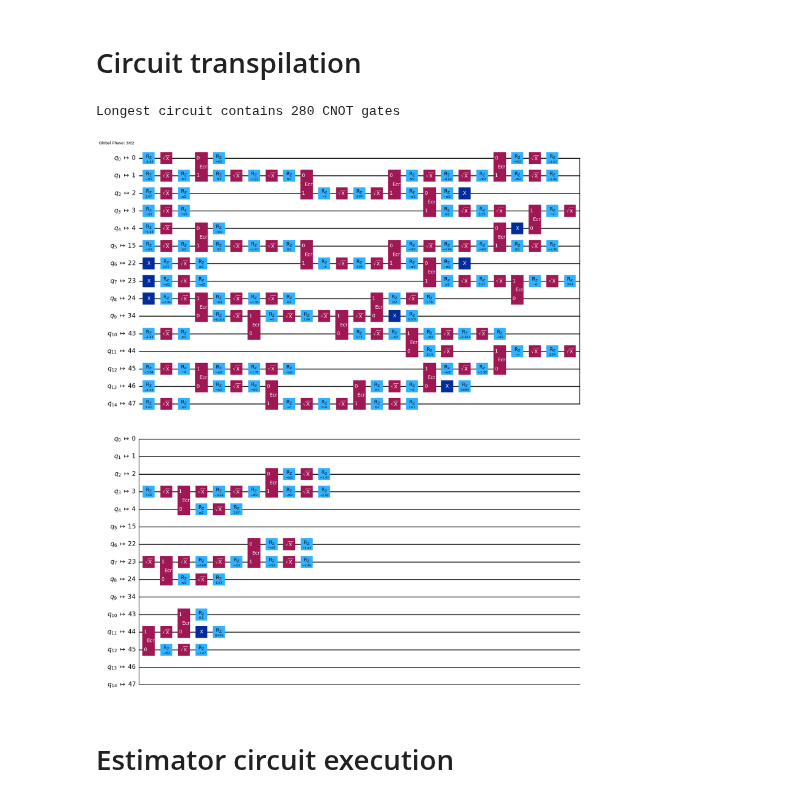
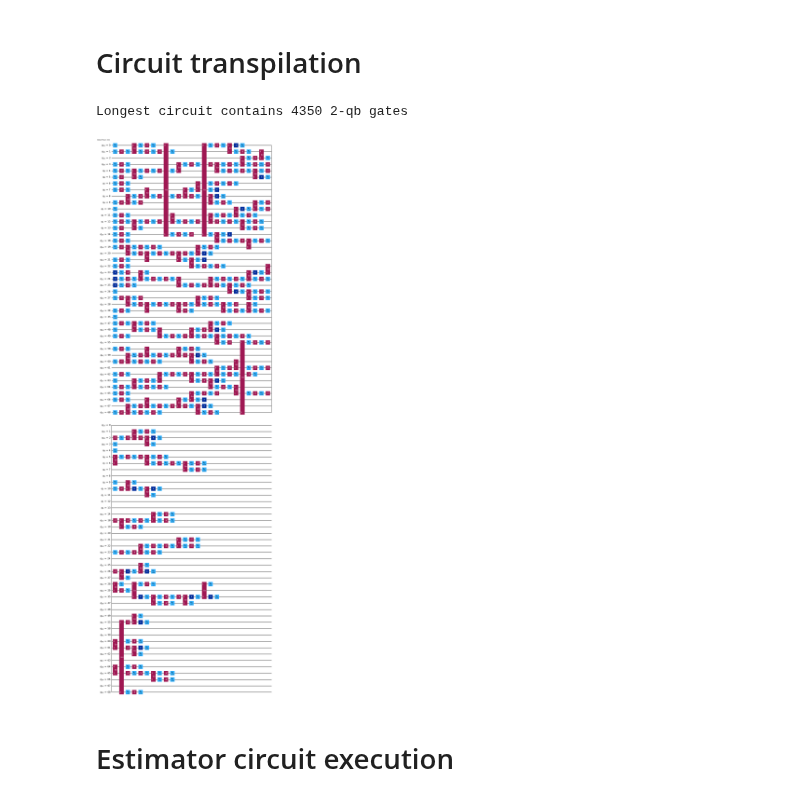
Before and after one commit to Fradm98/qs-qh, a Jupyter notebook: src/notebooks/Z2/z2_chain_hardware.ipynb, the cells around one changed output. Drawn from its saved outputs; the diff is of its cells as text; code cells hidden in the pictures.

```diff
--- a/src/notebooks/Z2/z2_chain_hardware.ipynb
+++ b/src/notebooks/Z2/z2_chain_hardware.ipynb
@@ -1,16 +1,16 @@
 # %% [markdown]
 # Simulation settings
 # %%
-L = 8
+L = 22
 J = 1
 h = 0.05
 lamb = 0.5
 
-particle_pair_left_position = 3
+particle_pair_left_position = 10
 particle_pair_length = 1
 
-final_time = 1
-layers = 10
+final_time = 5
+layers = 50
 measure_every_layers = 1
 # %% [markdown]
 # Device selection
@@ -19,7 +19,7 @@ from qiskit_ibm_runtime import QiskitRuntimeService
 from cobos.tokens import ibm_token, group_instance
 
 channel = "ibm_quantum"
-device = "ibm_brussels"
+device = "ibm_kyiv"
 
 service = QiskitRuntimeService(channel=channel, token=ibm_token, instance=group_instance)
 backend = service.backend(device)
@@ -28,21 +28,21 @@ backend = service.backend(device)
 # %%
 from z2chain.circs import physical_particle_pair_quench_simulation_circuits
 
 optimization_level = 2
 
 # qubits_inds = None
-qubits_inds = [0, 1, 2, 3, 4, 15, 22, 23, 24, 34,
-               43, 44, 45, 46, 47, 48, 49, 55, 68, 67,
-               66, 65, 64, 63, 62, 72, 81, 82, 83, 92,
-               102, 101, 100, 99, 98, 97, 96, 109, 114, 115,
-               116, 117, 118, 119, 120]
+qubits_inds = [13, 12, 11, 10, 9, 8, 7, 6, 5, 4,
+               3, 2, 1, 0, 14, 18, 19, 20, 21, 22,
+               23, 24, 25, 26, 27, 28, 29, 35, 47, 48,
+               49, 55, 68, 67, 66, 65, 64, 63, 62, 61,
+               60, 59, 58, 71, 77, 76]
 
 physical_circuits = physical_particle_pair_quench_simulation_circuits(L, J, h, lamb, particle_pair_left_position, particle_pair_length, final_time, layers, backend, optimization_level, qubits_inds, measure_every_layers=measure_every_layers)
-print(f"Longest circuit contains {physical_circuits[-1].num_nonlocal_gates()} CNOT gates")
+print(f"Longest circuit contains {physical_circuits[-1].num_nonlocal_gates()} 2-qb gates")
 physical_circuits[1].draw(output="mpl", idle_wires=False)
 # %% [output]
-Longest circuit contains 280 CNOT gates
+Longest circuit contains 4350 2-qb gates
-[figure, old version]
+[figure, new version]
 # %% [markdown]
 # Estimator circuit execution
 # %% [markdown]
```
Also changed, not shown: parts of 4 cells of this notebook, 1 other file.
